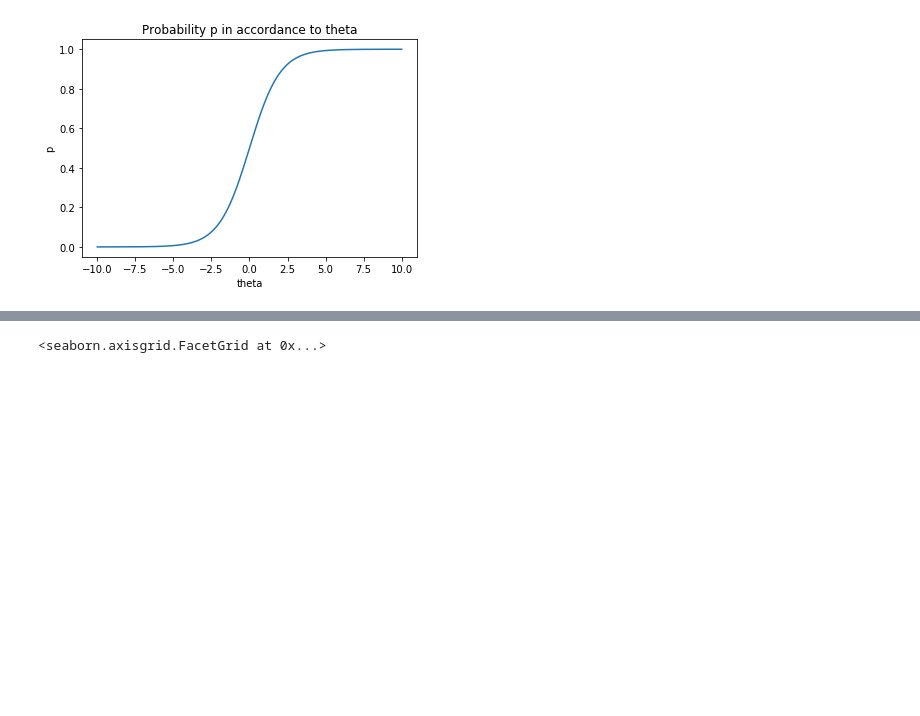
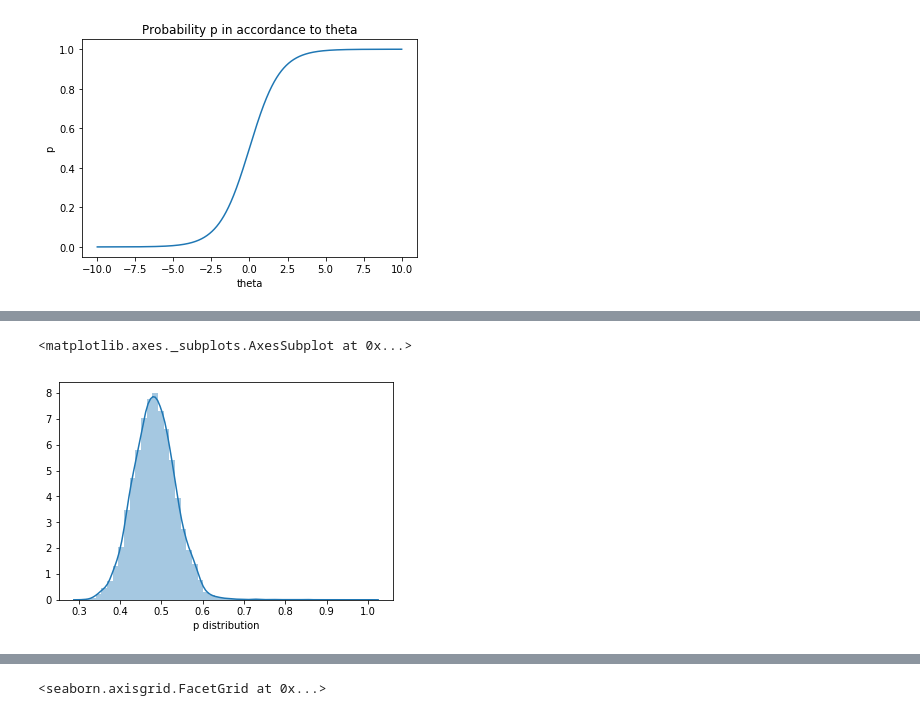
Before and after one commit to quentinl-c/abc-shadow, a Jupyter notebook: results/Binom/binom.ipynb, the cells around one changed output, grey strips where cells are left out. Cells and saved outputs as stored; diff of their text form; code cells hidden in the pictures; blank space fills up the shorter version.

```diff
--- a/results/Binom/binom.ipynb
+++ b/results/Binom/binom.ipynb
@@ -45,0 +117,8 @@ ax.plot(x,y)
+# %%
+FILE_NAME_0 = 'assets/exp0.json'
+# %%
+data0 = extract_from_file_mh(FILE_NAME_0)
+sns.distplot(data0['p'], axlabel="p distribution")
+# %% [output]
+<matplotlib.axes._subplots.AxesSubplot at 0x...>
+[figure, added]
```
Also changed, not shown: parts of 15 cells of this notebook, 3 other files.
